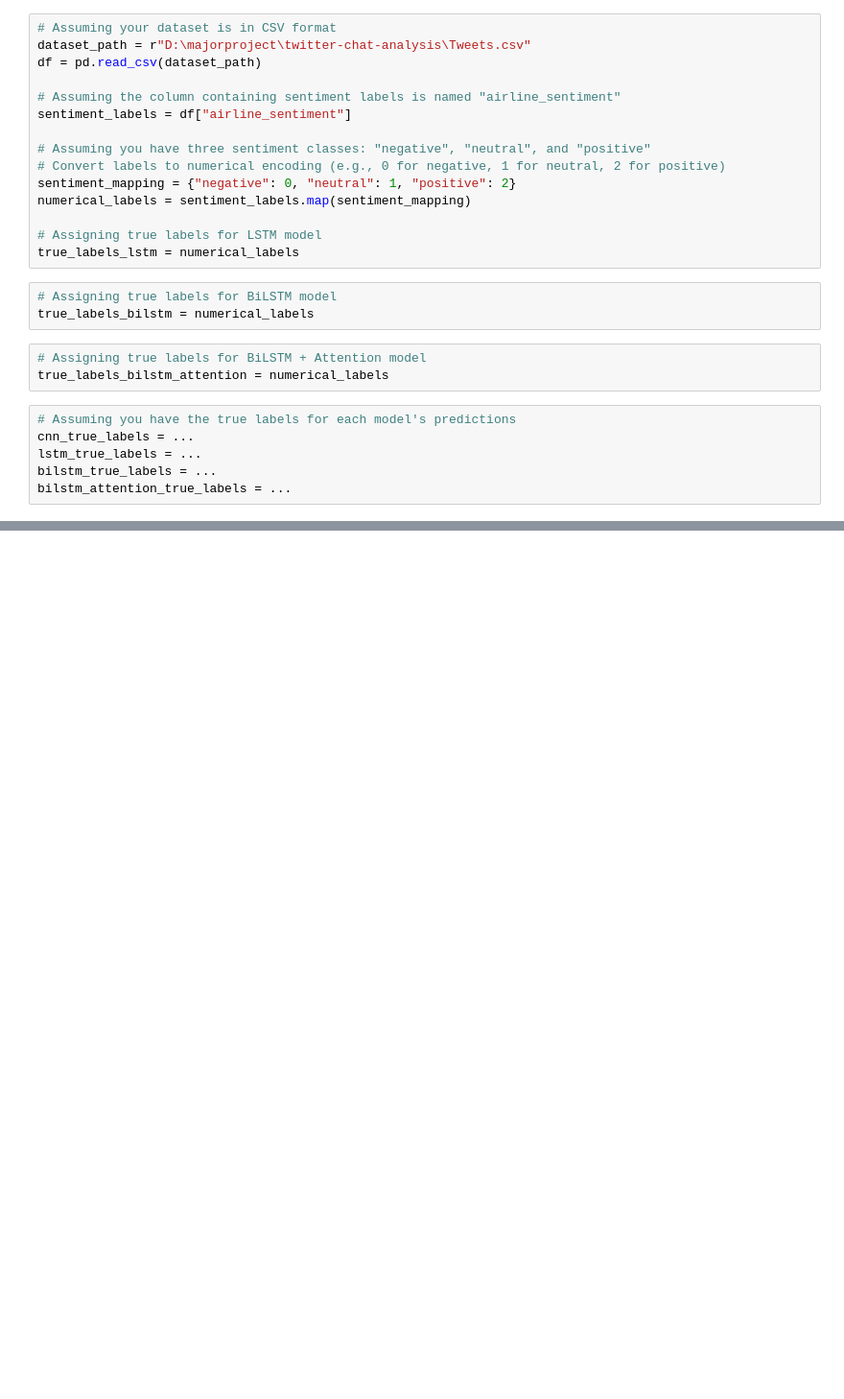
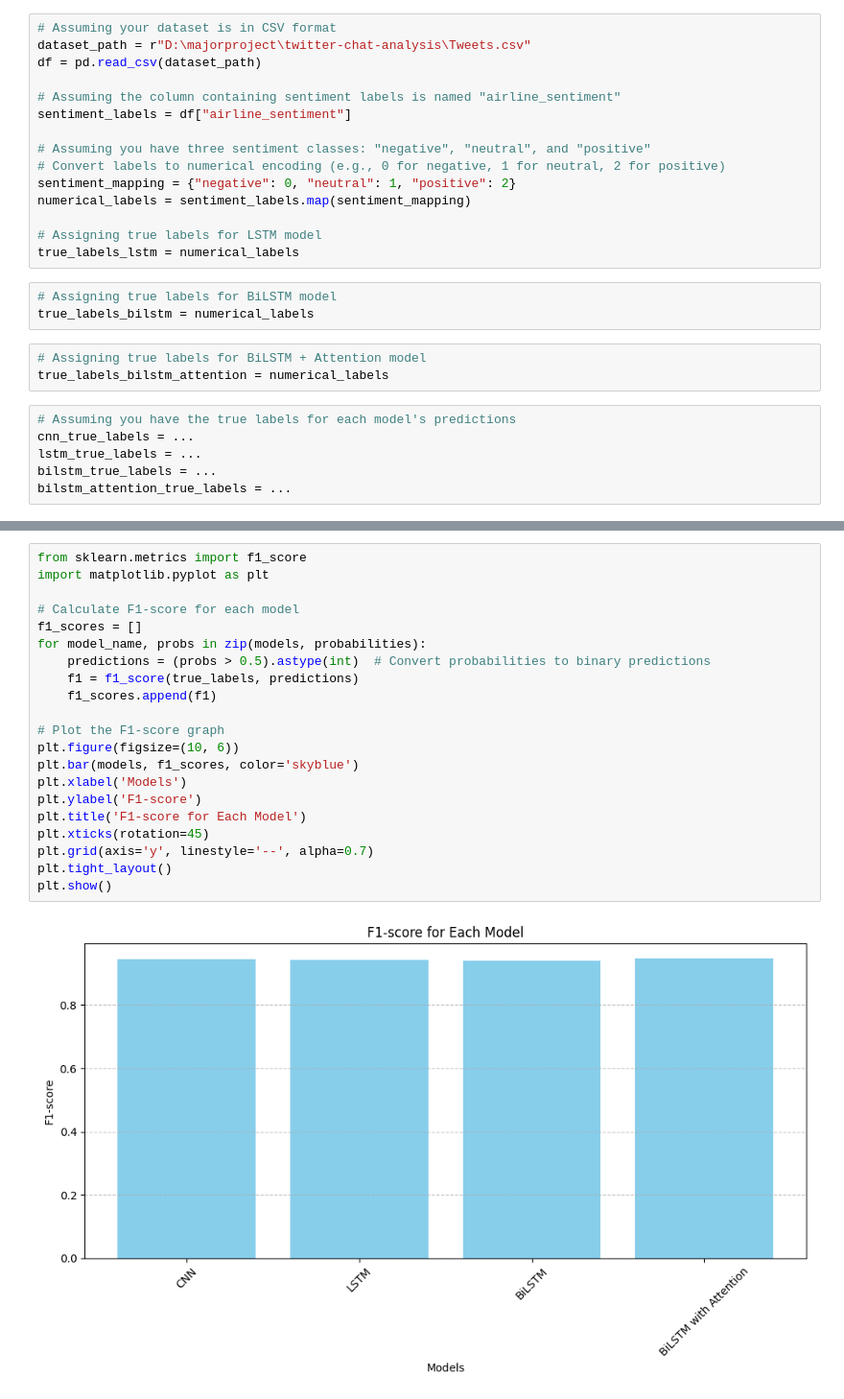
Before and after one commit to jeekay24/twitter-chat-analysis, a Jupyter notebook: analysis.ipynb, the cells around one changed output, grey strips where cells are left out. Shown: that part at 96% size. Cells and saved outputs as stored; diff of their text form; blank space fills up the shorter version.

```diff
--- a/analysis.ipynb
+++ b/analysis.ipynb
@@ -734,0 +730,23 @@ plt.show()
+# %%
+from sklearn.metrics import f1_score
+import matplotlib.pyplot as plt
+
+# Calculate F1-score for each model
+f1_scores = []
+for model_name, probs in zip(models, probabilities):
+    predictions = (probs > 0.5).astype(int)  # Convert probabilities to binary predictions
+    f1 = f1_score(true_labels, predictions)
+    f1_scores.append(f1)
+
+# Plot the F1-score graph
+plt.figure(figsize=(10, 6))
+plt.bar(models, f1_scores, color='skyblue')
+plt.xlabel('Models')
+plt.ylabel('F1-score')
+plt.title('F1-score for Each Model')
+plt.xticks(rotation=45)
+plt.grid(axis='y', linestyle='--', alpha=0.7)
+plt.tight_layout()
+plt.show()
+# %% [output]
+[figure, added]
```
Also changed, not shown: parts of 17 cells of this notebook.
